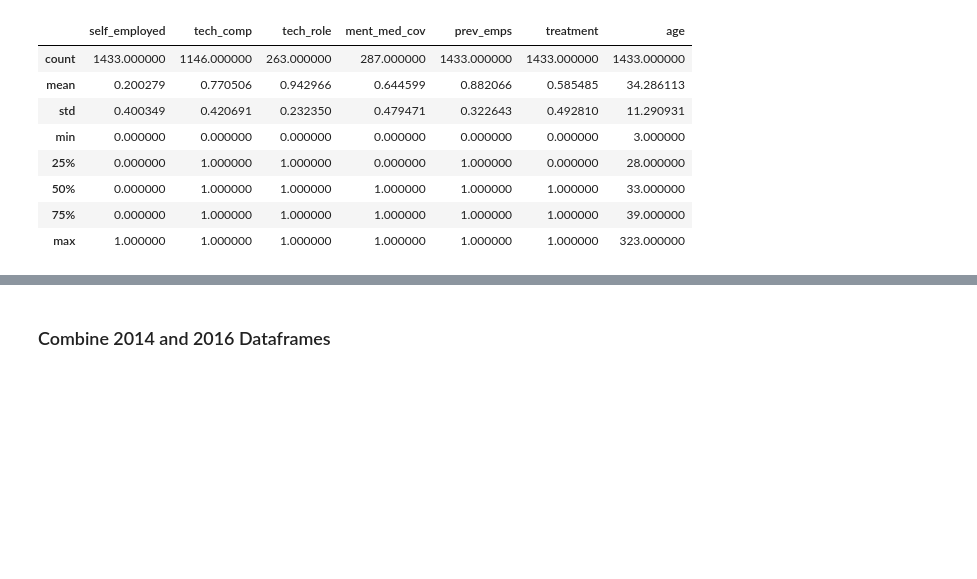
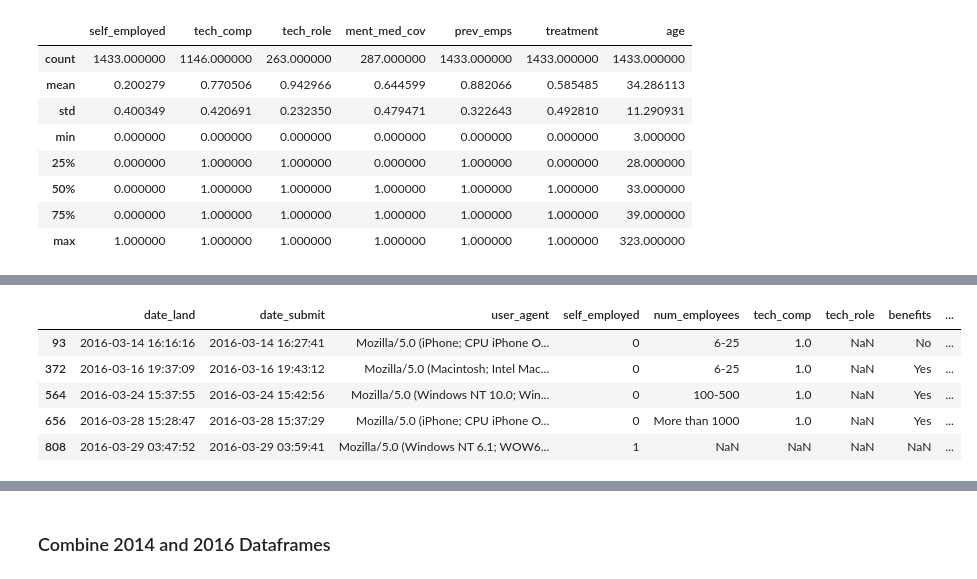
Before and after one commit to phuongho43/cogs108-mental_health, a Jupyter notebook: FinalProject.ipynb, the cells around one changed output, grey strips where cells are left out. Saved outputs shown, nothing was run; the diff lists cells and outputs as text; code cells hidden in the pictures; blank space fills up the shorter version.

```diff
--- a/FinalProject.ipynb
+++ b/FinalProject.ipynb
@@ -605,0 +643,9 @@ work_interfere = pd.Series(work_interfere).map(num_to_work_interfere)
+# %%
+mental16_df.loc[(mental16_df.age > 80) | (mental16_df.age < 18)]
+# %% [output]
+|  | date_land | date_submit | user_agent | self_employed | num_employees | tech_comp | tech_role | benefits | ... |
+| 93 | 2016-03-14 16:16:16 | 2016-03-14 16:27:41 | Mozilla/5.0 (iPhone; CPU iPhone O... | 0 | 6-25 | 1.0 | NaN | No | ... |
+| 372 | 2016-03-16 19:37:09 | 2016-03-16 19:43:12 | Mozilla/5.0 (Macintosh; Intel Mac... | 0 | 6-25 | 1.0 | NaN | Yes | ... |
+| 564 | 2016-03-24 15:37:55 | 2016-03-24 15:42:56 | Mozilla/5.0 (Windows NT 10.0; Win... | 0 | 100-500 | 1.0 | NaN | Yes | ... |
+| 656 | 2016-03-28 15:28:47 | 2016-03-28 15:37:29 | Mozilla/5.0 (iPhone; CPU iPhone O... | 0 | More than 1000 | 1.0 | NaN | Yes | ... |
+| 808 | 2016-03-29 03:47:52 | 2016-03-29 03:59:41 | Mozilla/5.0 (Windows NT 6.1; WOW6... | 1 | NaN | NaN | NaN | NaN | ... |
```
Also changed, not shown: parts of 84 cells of this notebook.
